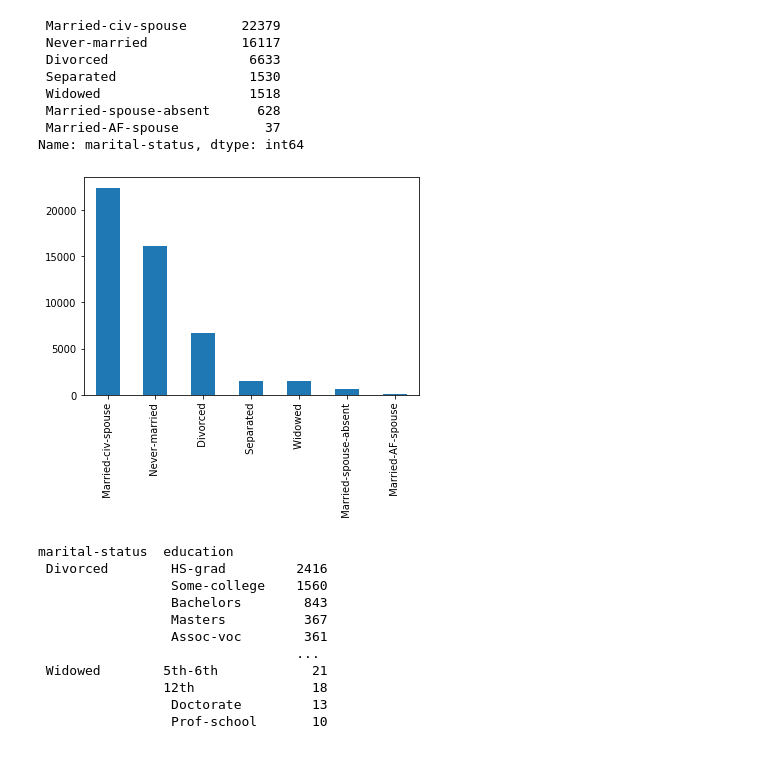
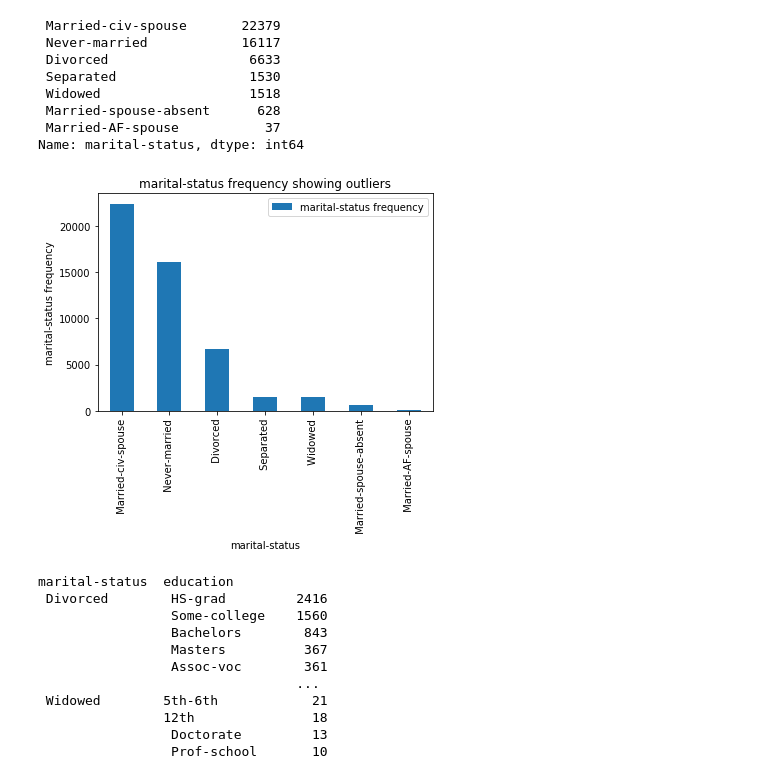
Before and after one commit to DandDevy/dataAnalyticsProject1, a Jupyter notebook: project.ipynb, the cells around one changed output. Saved outputs shown, nothing was run; the diff lists cells and outputs as text; code cells hidden in the pictures.

```diff
--- a/project.ipynb
+++ b/project.ipynb
@@ -327,19 +355,27 @@ Name: education, Length: 48843, dtype: object
 # %%
 def task12():
+    """
+    This is a bar chart representing the outliers of marital-status.
+    """
     t12df = dataframeFromCSV.copy()["marital-status"]
     print(t12df.value_counts())
+    fig, ax = plt.subplots()
     t12df.value_counts().plot(kind="bar")
+    ax.set_xlabel('marital-status')
+    ax.set_ylabel('marital-status frequency')
+    ax.set_title('marital-status frequency showing outliers')
+    ax.legend(["marital-status frequency"])
 task12()
 # %% [output]
  Married-civ-spouse       22379
  Never-married            16117
  Divorced                  6633
  Separated                 1530
  Widowed                   1518
  Married-spouse-absent      628
  Married-AF-spouse           37
 Name: marital-status, dtype: int64
-[figure, old version]
+[figure, new version]
 # %%
 def task8():
     t8df = dataframeFromCSV.copy()[["marital-status","education"]]
```
Also changed, not shown: parts of 11 cells of this notebook.
